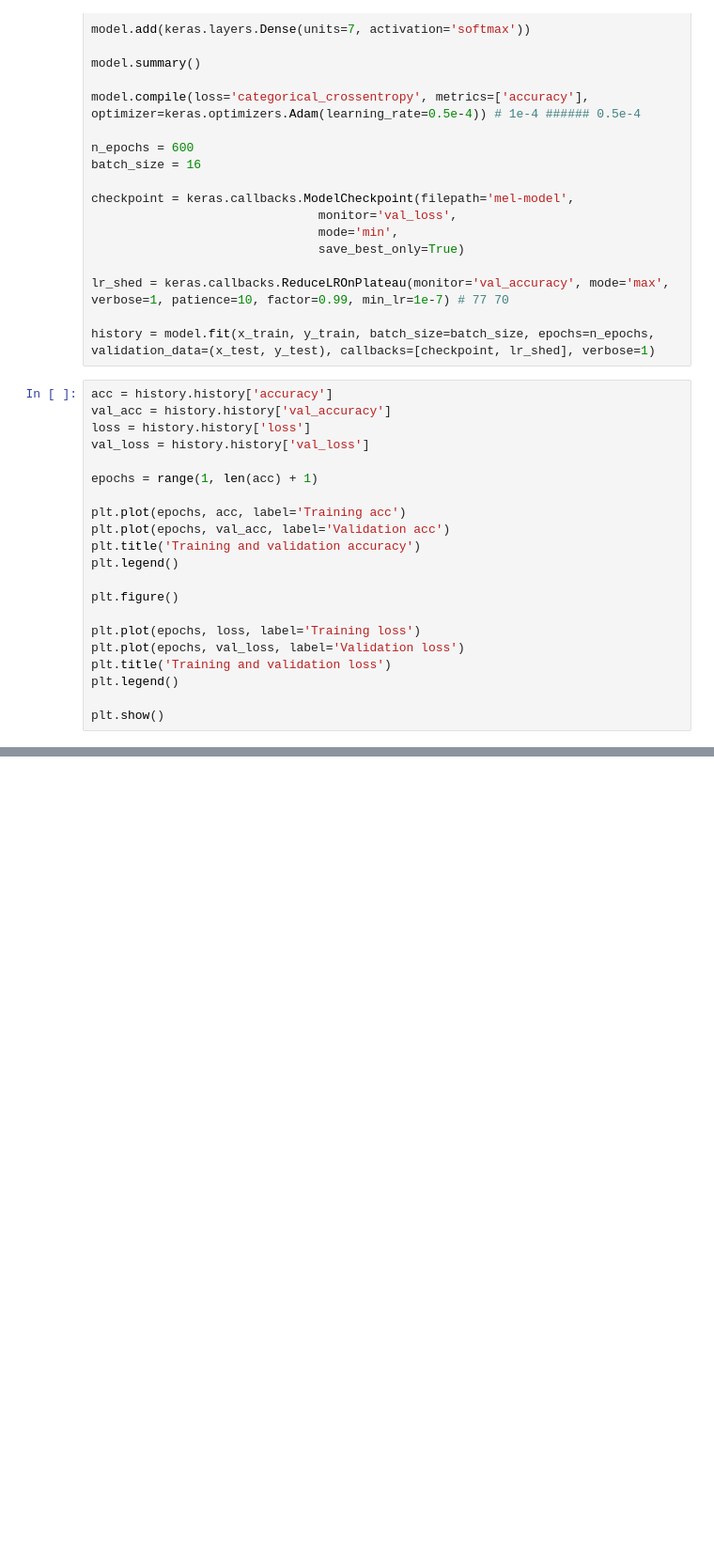
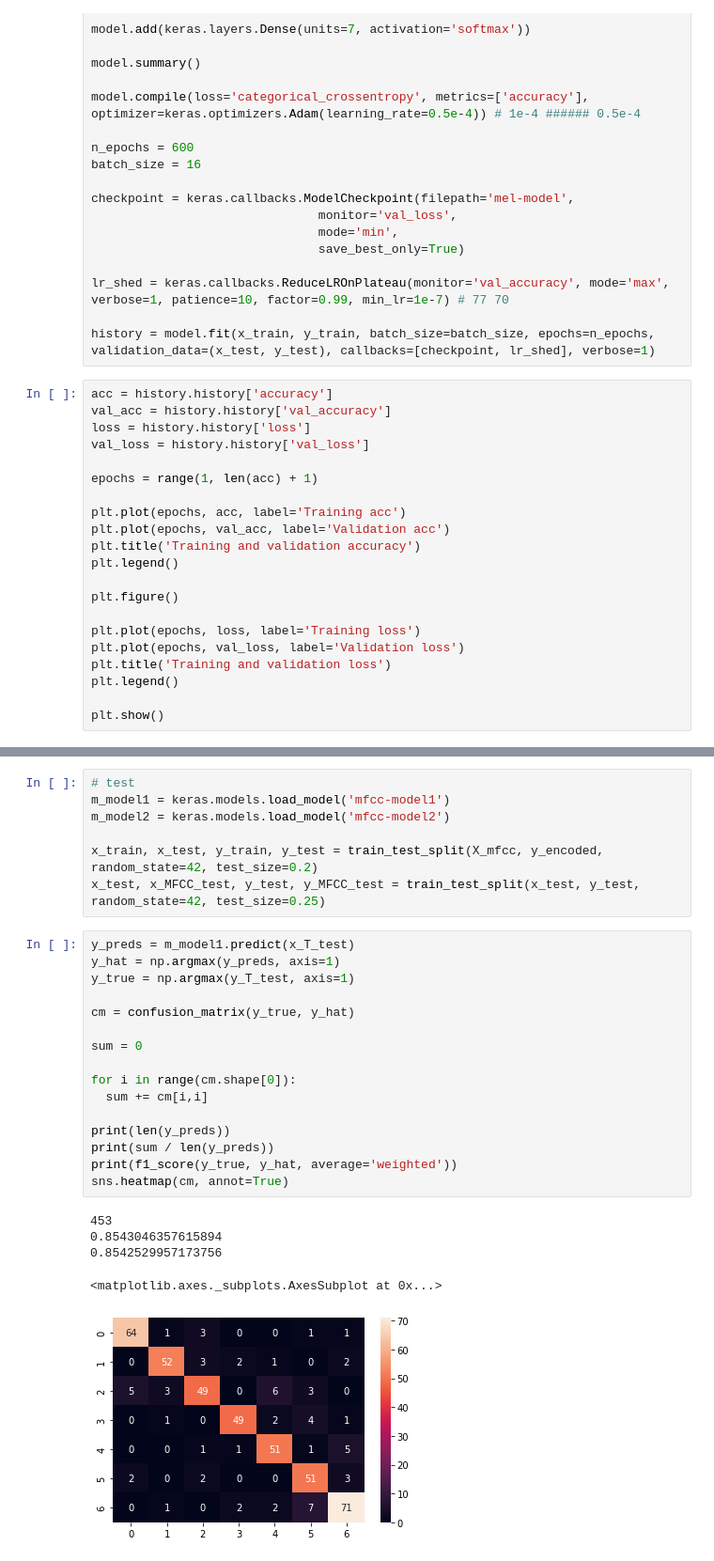
Before and after one commit to Karthick47v2/speech-emotion-classifier, a Jupyter notebook: train.ipynb, the cells around one changed output, grey strips where cells are left out. Shown: that part at 94% size. Drawn from its saved outputs; the diff is of its cells as text; blank space fills up the shorter version.

```diff
--- a/train.ipynb
+++ b/train.ipynb
@@ -269,0 +181,29 @@ array([[  1, 399,   0,   0,   0,   0,   0,   0],
+# %%
+# test
+m_model1 = keras.models.load_model('mfcc-model1')
+m_model2 = keras.models.load_model('mfcc-model2')
+
+x_train, x_test, y_train, y_test = train_test_split(X_mfcc, y_encoded, random_state=42, test_size=0.2)
+x_test, x_MFCC_test, y_test, y_MFCC_test = train_test_split(x_test, y_test, random_state=42, test_size=0.25)
+# %%
+y_preds = m_model1.predict(x_T_test)
+y_hat = np.argmax(y_preds, axis=1)
+y_true = np.argmax(y_T_test, axis=1)
+
+cm = confusion_matrix(y_true, y_hat)
+
+sum = 0
+
+for i in range(cm.shape[0]):
+  sum += cm[i,i]
+
+print(len(y_preds))
+print(sum / len(y_preds))
+print(f1_score(y_true, y_hat, average='weighted'))
+sns.heatmap(cm, annot=True)
+# %% [output]
+453
+0.8543046357615894
+0.8542529957173756
+<matplotlib.axes._subplots.AxesSubplot at 0x...>
+[figure, added]
```
Also changed, not shown: parts of 13 cells of this notebook.
